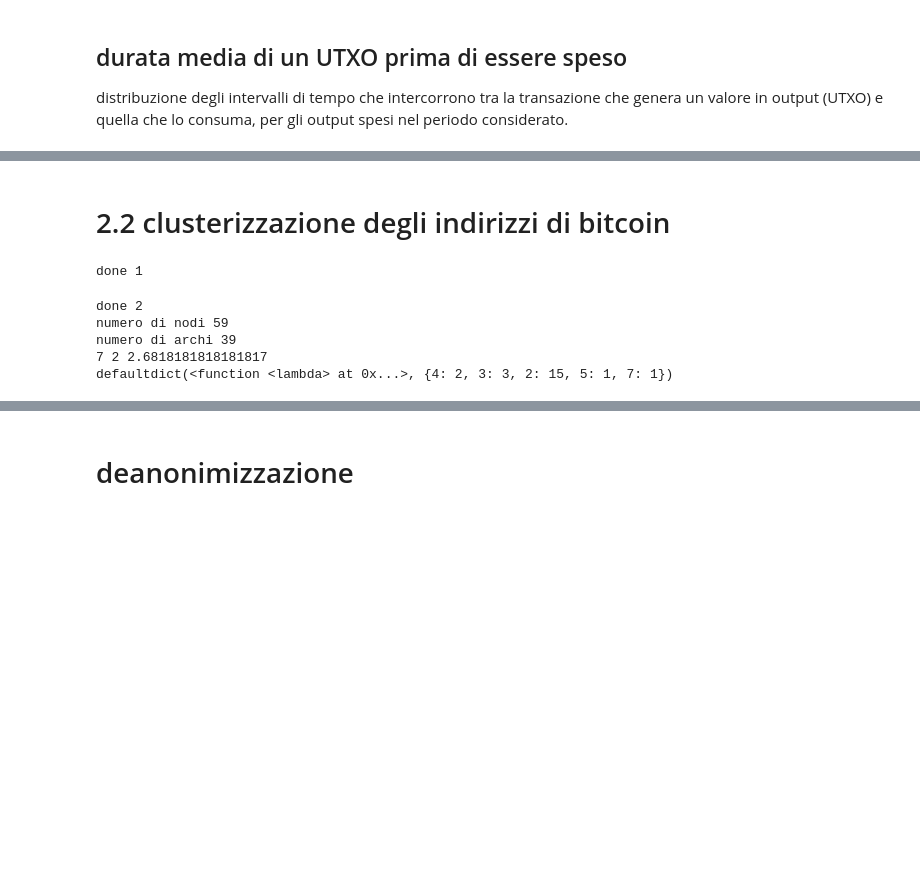
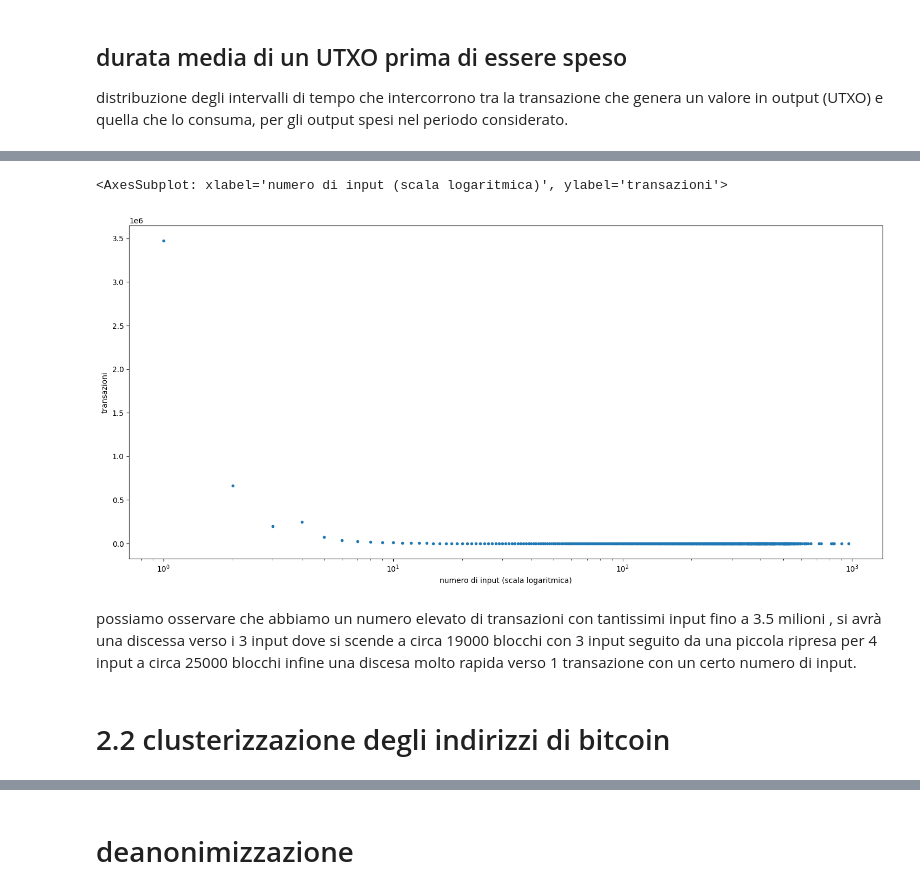
Before and after one commit to mirdan08/CRAFTY, a Jupyter notebook: crafty.ipynb, the cells around one changed output, grey strips where cells are left out. Saved outputs shown, nothing was run; the diff lists cells and outputs as text; code cells hidden in the pictures; blank space fills up the shorter version.

```diff
--- a/crafty.ipynb
+++ b/crafty.ipynb
@@ -103,45 +137,38 @@ output_count=outputs.groupby('txid').count()
+# %%
+#conto gli input per transazione
+input_count=inputs.groupby('txid').count()
+input_count.columns=['inputs','transactions']
+# ora che abbiamo associato ad ogni transazione il suo numero di input
+# raggruppiamo per numero di input in modo da sapere quante transazioni hanno un certo numero di input
+input_count=input_count.groupby('inputs').count()
+input_count['transactions'].plot(style='.',figsize=(18,8),logx=True,xlabel='numero di input (scala logaritmica)',ylabel='transazioni')
+# %% [output]
+<AxesSubplot: xlabel='numero di input (scala logaritmica)', ylabel='transazioni'>
+[figure, added]
+# %% [markdown]
+possiamo osservare che abbiamo un numero elevato di transazioni con tantissimi input fino a 3.5 milioni , si avrà una discessa verso i 3 input dove si scende a circa 19000 blocchi con 3 input seguito da una piccola ripresa per 4 input a circa 25000 blocchi infine una discesa molto rapida verso 1 transazione con un certo numero di input.
 # %% [markdown]
 # 2.2 clusterizzazione degli indirizzi di bitcoin
 # %%
 import networkx as nx
-"""
-considerare le transazioni che hanno un numero di input
-maggiore di 1 e associare ad uno stesso utente tutti gli indirizzi utilizzati negli input della stessa
-transazione.
-"""
-#associo ad ogni input l'output speso per  ottenere l'indirizzo corrispondente
-tx_addresses=inputs.merge(outputs,how='inner',left_on=['prev_tx_id','prev_tx_pos'],right_on=['txid','position'])[['prev_tx_id','address_id']]
-#tx_addresses=tx_addresses.merge(map)
-tx_addresses=tx_addresses.groupby(['prev_tx_id'])
-print('done 1')
+#associo ad ogni input l'output speso per  ottenere l'hash dell'indirizzo corrispondente
+tx_addresses=inputs.merge(outputs,how='inner',left_on=['prev_tx_id','prev_tx_pos'],right_on=['txid','position'])[['txid_x','address_id']]
+# ragruppo poi in base all transazione dell'input
+tx_addresses=tx_addresses.groupby(['txid_x'])
-# %% [output]
-done 1
 # %%
-from itertools import islice
+
 from collections import defaultdict
 g=nx.DiGraph()
-#TODO : fix dataset
-for k,group in islice(tx_addresses,10000):
-    if(len(group)<=1):
-        pass
-    a=group['address_id']
-    u,*v=a.to_list()
+# implementazione dell'algoritmo di clustering
+for k,group in tx_addresses:
+    if(len(group)<=1):# scarto i gruppi con un solo input
+        continue
+    # implementazione dell'euristica degli input
+    # dove u è il primo indirizzo e v contiene il resto degli indirizzi
+    u,*v=group['address_id'].to_list()
     for _v in v:
         g.add_edge(map.loc[u].hash,map.loc[_v].hash)
-print('done 2')
+#calcolo dei clusters
 wcg=list(nx.weakly_connected_components(g))
-print("numero di nodi "+str(g.number_of_nodes() ))
-print("numero di archi "+str(g.number_of_edges()))
-cluster_sizes=[ len(x) for x in wcg]
-print(max(cluster_sizes),min(cluster_sizes),sum(cluster_sizes)/len(cluster_sizes))
-cluster_stats=defaultdict(lambda:0)
-for x in cluster_sizes:
-    cluster_stats[x]+=1
-print(cluster_stats)
-first_ten_clusters={ k:v for (k,v) in  enumerate(sorted(wcg,key=len,reverse=True)[0:10])}
+
+first_ten_clusters=sorted(wcg,key=len,reverse=True)[0:10]
-# %% [output]
-done 2
-numero di nodi 59
-numero di archi 39
-7 2 2.6818181818181817
-defaultdict(<function <lambda> at 0x...>, {4: 2, 3: 3, 2: 15, 5: 1, 7: 1})
```
Also changed, not shown: parts of 26 cells of this notebook, 1 other file.
